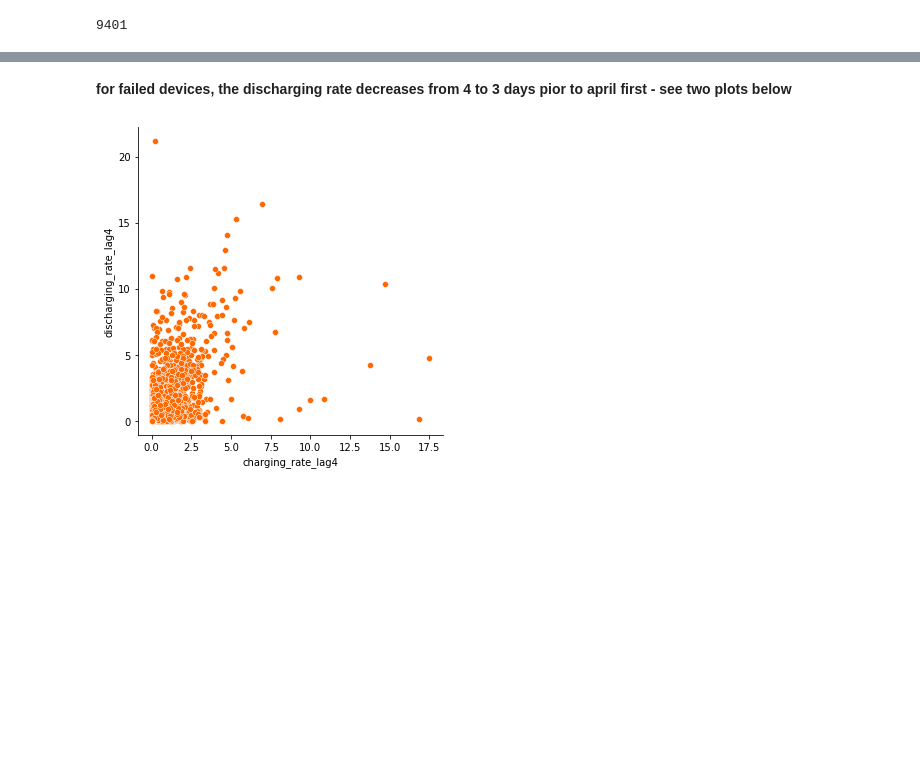
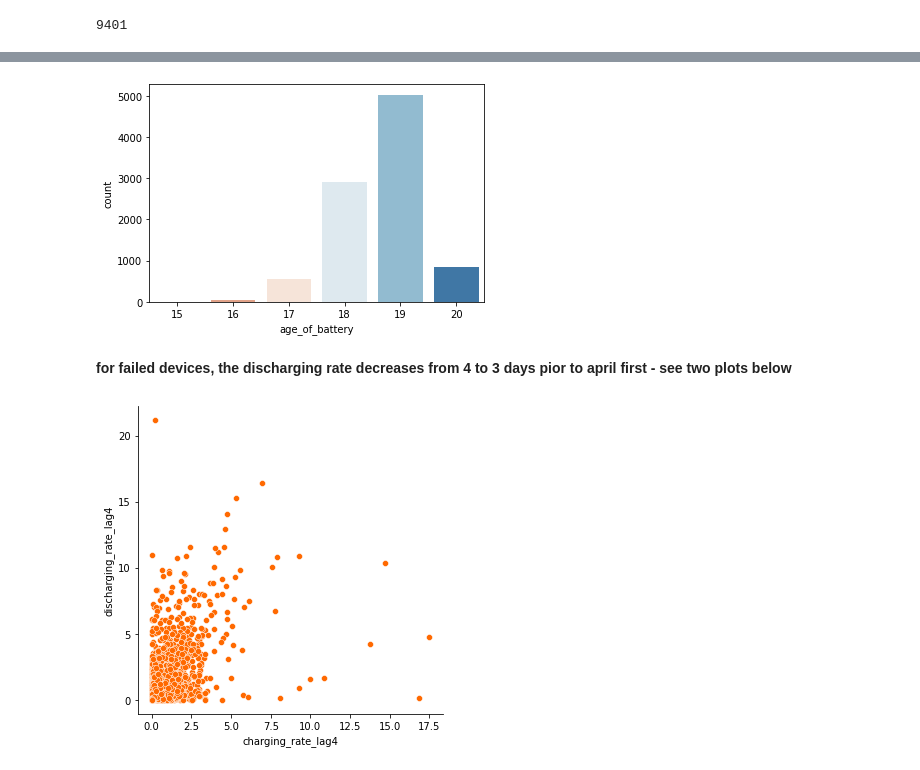
Before and after one commit to natalia-kurbakova/Baruch-Data-Challenge, a Jupyter notebook: add_to_exploration.ipynb, the cells around one changed output, grey strips where cells are left out. Saved outputs shown, nothing was run; the diff lists cells and outputs as text; code cells hidden in the pictures; blank space fills up the shorter version.

```diff
--- a/add_to_exploration.ipynb
+++ b/add_to_exploration.ipynb
@@ -56,3 +77,8 @@ fail_7_count
+# %%
+sns.countplot(data=failed_true, x='age_of_battery')
+plt.show()
+# %% [output]
+[figure, added]
 # %%
 #devices that didn't fail yest - same size as failed_true
 failed_false = train[train['fail_7']==0].sample(n=fail_7_count)
```
Also changed, not shown: parts of 5 cells of this notebook.
